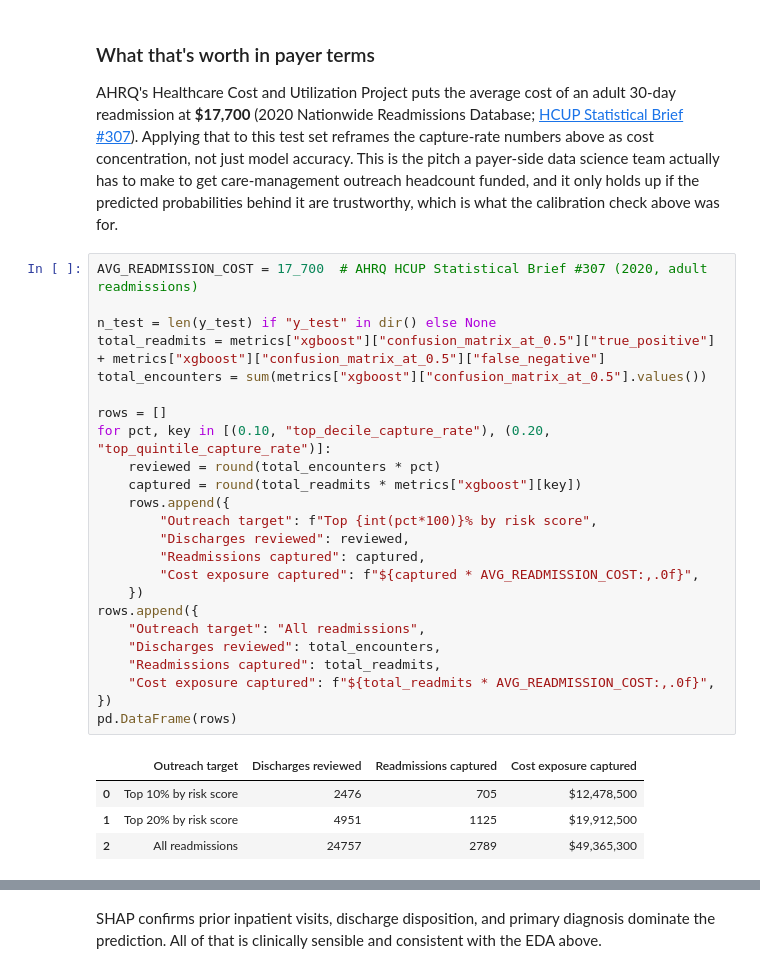
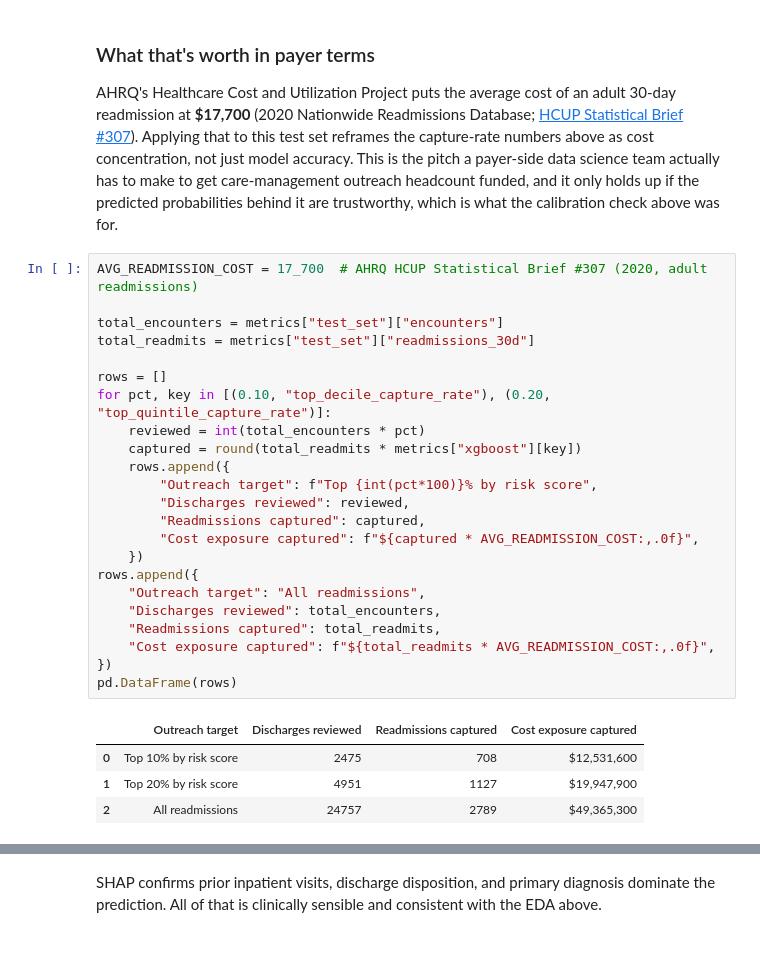
Before and after one commit to jlwj22/Healthcare-Readmission, a Jupyter notebook: notebooks/01_eda_and_modeling.ipynb, the cells around one changed output, grey strips where cells are left out. Cells and saved outputs as stored; diff of their text form.

```diff
--- a/notebooks/01_eda_and_modeling.ipynb
+++ b/notebooks/01_eda_and_modeling.ipynb
@@ -193,29 +241,28 @@ AHRQ's Healthcare Cost and Utilization Project puts the average cost of an adult
 # %%
 AVG_READMISSION_COST = 17_700  # AHRQ HCUP Statistical Brief #307 (2020, adult readmissions)
 
-n_test = len(y_test) if "y_test" in dir() else None
-total_readmits = metrics["xgboost"]["confusion_matrix_at_0.5"]["true_positive"] + metrics["xgboost"]["confusion_matrix_at_0.5"]["false_negative"]
-total_encounters = sum(metrics["xgboost"]["confusion_matrix_at_0.5"].values())
+total_encounters = metrics["test_set"]["encounters"]
+total_readmits = metrics["test_set"]["readmissions_30d"]
 
 rows = []
 for pct, key in [(0.10, "top_decile_capture_rate"), (0.20, "top_quintile_capture_rate")]:
-    reviewed = round(total_encounters * pct)
+    reviewed = int(total_encounters * pct)
     captured = round(total_readmits * metrics["xgboost"][key])
     rows.append({
         "Outreach target": f"Top {int(pct*100)}% by risk score",
         "Discharges reviewed": reviewed,
         "Readmissions captured": captured,
         "Cost exposure captured": f"${captured * AVG_READMISSION_COST:,.0f}",
     })
 rows.append({
     "Outreach target": "All readmissions",
     "Discharges reviewed": total_encounters,
     "Readmissions captured": total_readmits,
     "Cost exposure captured": f"${total_readmits * AVG_READMISSION_COST:,.0f}",
 })
 pd.DataFrame(rows)
 # %% [output]
 |  | Outreach target | Discharges reviewed | Readmissions captured | Cost exposure captured |
-| 0 | Top 10% by risk score | 2476 | 705 | $12,478,500 |
-| 1 | Top 20% by risk score | 4951 | 1125 | $19,912,500 |
+| 0 | Top 10% by risk score | 2475 | 708 | $12,531,600 |
+| 1 | Top 20% by risk score | 4951 | 1127 | $19,947,900 |
 | 2 | All readmissions | 24757 | 2789 | $49,365,300 |
```
Also changed, not shown: parts of 24 cells of this notebook, 2 other files.
